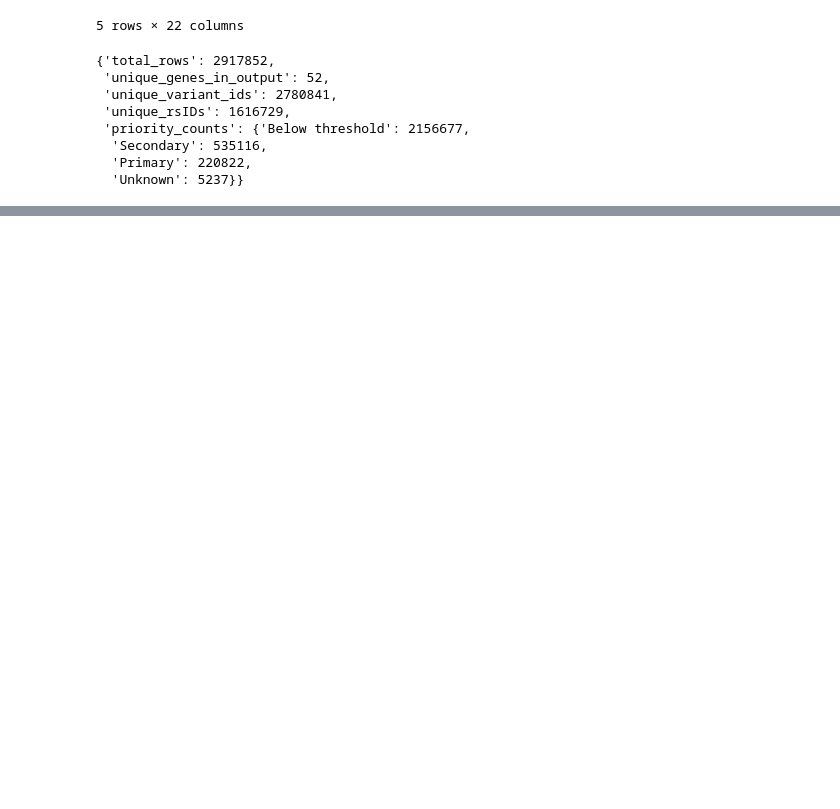
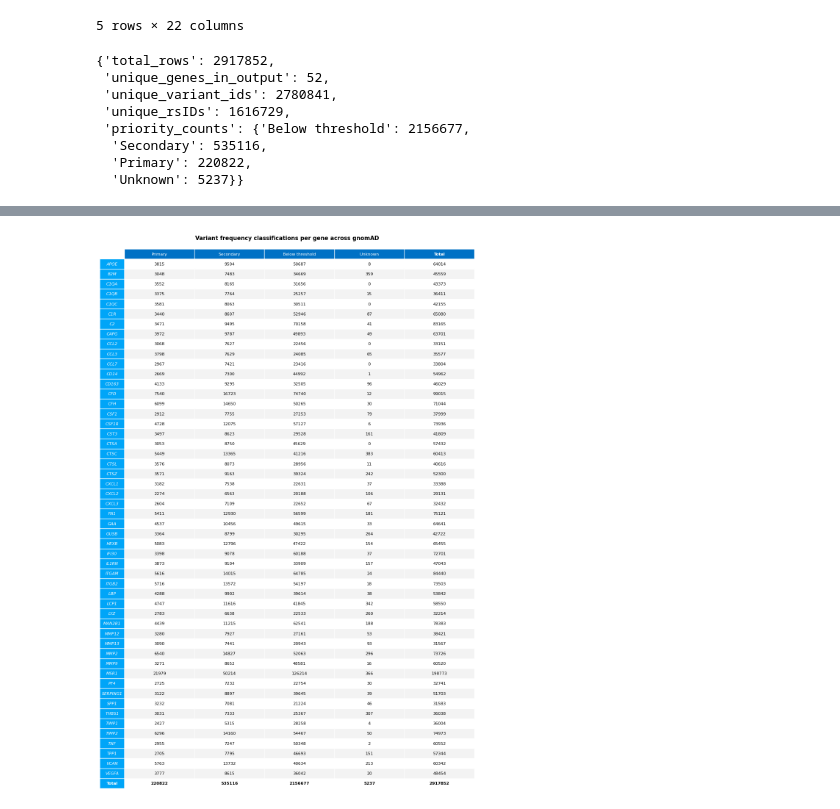
Before and after one commit to endrit-jakupi/Computational-Analysis-of-Macrophage-Gene-SNPs-across-Several-Cardiovascular-Datasets, a Jupyter notebook: notebooks/07_gnomad.ipynb, the cells around one changed output, grey strips where cells are left out. Drawn from its saved outputs; the diff is of its cells as text; code cells hidden in the pictures; blank space fills up the shorter version.

Commit message:
Added the gnomAD variants table

```diff
--- a/notebooks/07_gnomad.ipynb
+++ b/notebooks/07_gnomad.ipynb
@@ -558,0 +564,18 @@ summary
+# %%
+df = pd.read_csv(out_csv, sep=";", low_memory=False)
+
+summary = {
+    "total_rows": int(len(df)),
+    "unique_genes_in_output": int(df["gene_symbol"].nunique(dropna=True)),
+    "unique_variant_ids": int(df["variant_id"].nunique(dropna=True)),
+    "unique_rsIDs": int(df["rsID"].nunique(dropna=True)),
+    "priority_counts": df["Priority"].value_counts(dropna=False).to_dict(),
+}
+
+print(f"Total records:          {summary['total_rows']:,}")
+print(f"Unique genes:           {summary['unique_genes_in_output']:,}")
+print(f"Unique variant IDs:     {summary['unique_variant_ids']:,}")
+print(f"Unique rsIDs:           {summary['unique_rsIDs']:,}")
+print(f"\nPriority distribution:")
+for priority, count in summary["priority_counts"].items():
+    print(f"  {priority}: {count:,}")
@@ -558,0 +634,70 @@ summary
+# %%
+n_rows, n_cols = gnomad_summary_df.shape
+row_labels = gnomad_summary_df.index.tolist()
+display_labels = ["Primary", "Secondary", "Below threshold", "Unknown", "Total"]
+
+fig_w = n_cols * 1.8 + 1.5
+fig_h = (n_rows + 1) * 0.28
+
+fig, ax = plt.subplots(figsize=(fig_w, fig_h))
+ax.axis("off")
+
+cell_text = gnomad_summary_df.values.astype(int).tolist()
+
+table = ax.table(
+    cellText=cell_text,
+    rowLabels=row_labels,
+    colLabels=display_labels,
+    loc="center",
+    cellLoc="center",
+    rowLoc="center",
+)
+
+table.auto_set_font_size(False)
+table.set_fontsize(8)
+table.scale(1, 1.4)
+
+for col_idx in range(n_cols):
+    cell = table[0, col_idx]
+    cell.set_facecolor("#0071c5")
+    cell.set_text_props(
+        color="white",
+        fontweight="bold" if col_idx == n_cols - 1 else "normal"
+    )
+    cell.set_edgecolor("white")
+
+for row_idx in range(1, n_rows + 1):
+    gene_name = row_labels[row_idx - 1]
+    is_total_row = gene_name == "Total"
+    row_bg = "#f3f3f3" if row_idx % 2 == 0 else "white"
+
+    label_cell = table[row_idx, -1]
+    label_cell.set_facecolor("#00a5f8")
+    label_cell.set_text_props(
+        fontstyle="normal" if is_total_row else "italic",
+        fontweight="bold" if is_total_row else "normal",
+        color="white",
+    )
+    label_cell.set_edgecolor("white")
+
+    for col_idx in range(n_cols):
+        cell = table[row_idx, col_idx]
+        cell.set_facecolor("white" if is_total_row else row_bg)
+        cell.set_edgecolor("white")
+        if is_total_row:
+            cell.set_text_props(fontweight="bold", color="black")
+
+fig.suptitle(
+    "Variant frequency classifications per gene across gnomAD",
+    fontsize=11, fontweight="bold", y=1
+)
+
+plt.tight_layout()
+
+table_out = figures_dir / "gnomad_variants_table.png"
+fig.savefig(table_out, dpi=300, bbox_inches="tight", facecolor="white")
+plt.show()
+
+print(f"Table saved to: {table_out}")
+# %% [output]
+[figure, added]
```
Also changed, not shown: parts of 6 cells of this notebook, 1 other file.
